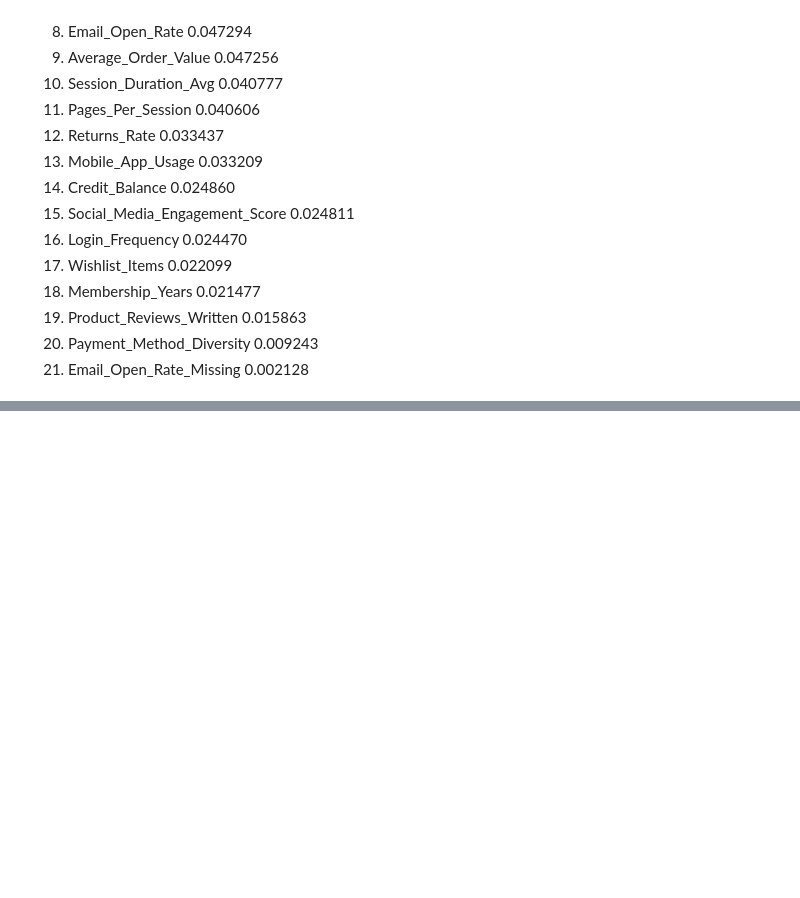
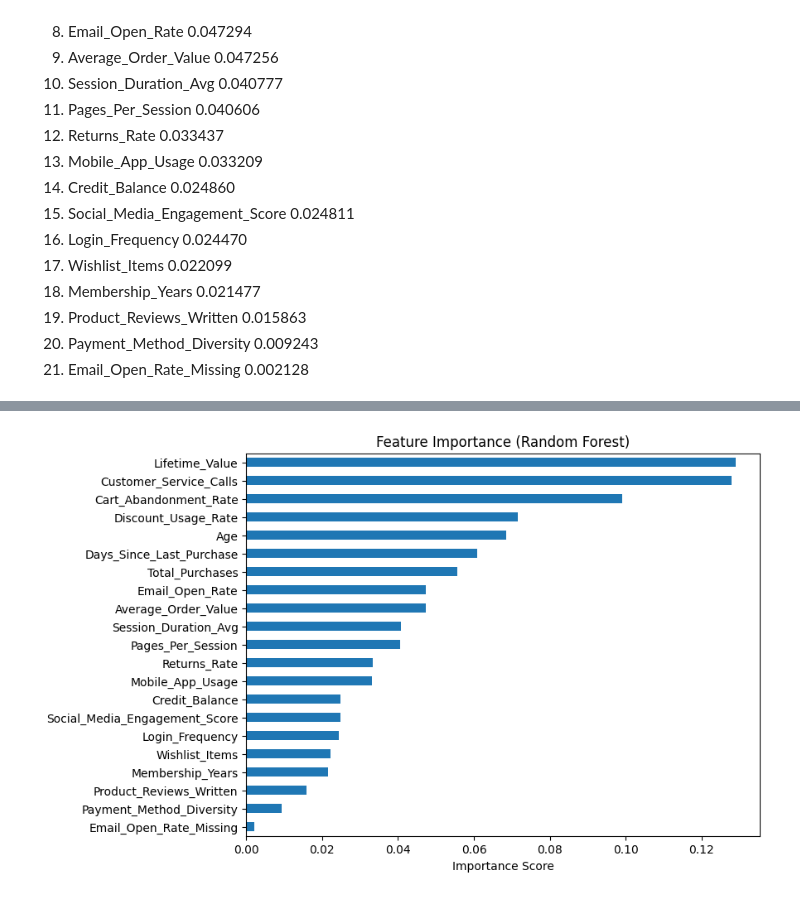
Before and after one commit to ppts2545/Eccommerce-Customer-Behavior-Dataset, a Jupyter notebook: notebooks/05_modeling/modeling2.ipynb, the cells around one changed output, grey strips where cells are left out. Cells and saved outputs as stored; diff of their text form; code cells hidden in the pictures; blank space fills up the shorter version.

```diff
--- a/notebooks/05_modeling/modeling2.ipynb
+++ b/notebooks/05_modeling/modeling2.ipynb
@@ -218,0 +222,3 @@ New model CV AUC: 0.9044811099917753
+# %%
+rf = RandomForestClassifier(random_state=42)
+rf.fit(X_train, y_train)
@@ -218,0 +235,3 @@ New model CV AUC: 0.9044811099917753
+# %%
+importance = pd.Series(rf.feature_importances_, index=X_train.columns)
+importance.sort_values(ascending=False).head(10)
@@ -218,0 +250,10 @@ New model CV AUC: 0.9044811099917753
+# %%
+importance = importance.sort_values()
+
+plt.figure(figsize=(8,6))
+importance.plot(kind='barh')
+plt.title("Feature Importance (Random Forest)")
+plt.xlabel("Importance Score")
+plt.show()
+# %% [output]
+[figure, added]
```
Also changed, not shown: parts of 6 cells of this notebook, 7 other files.
